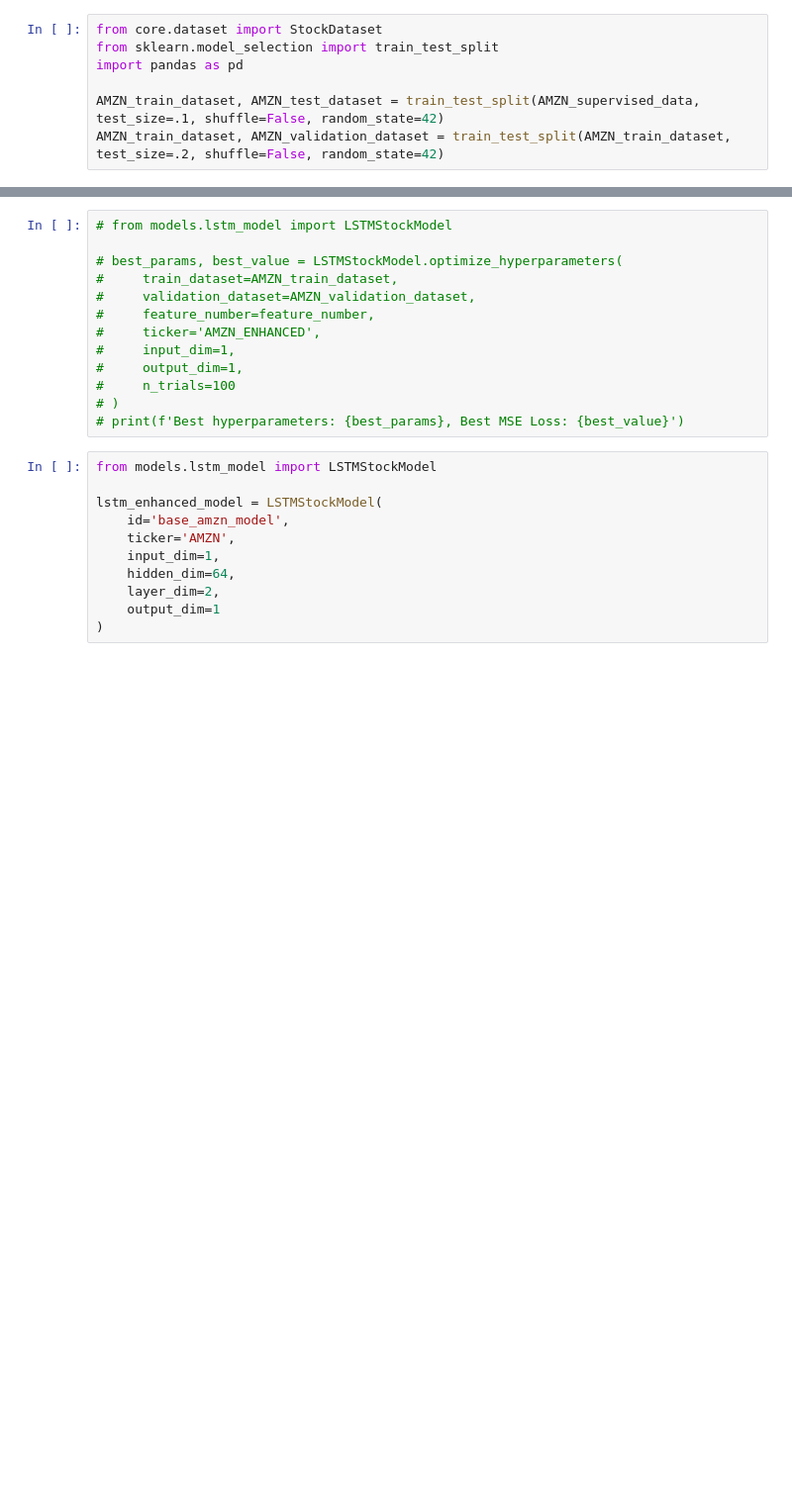
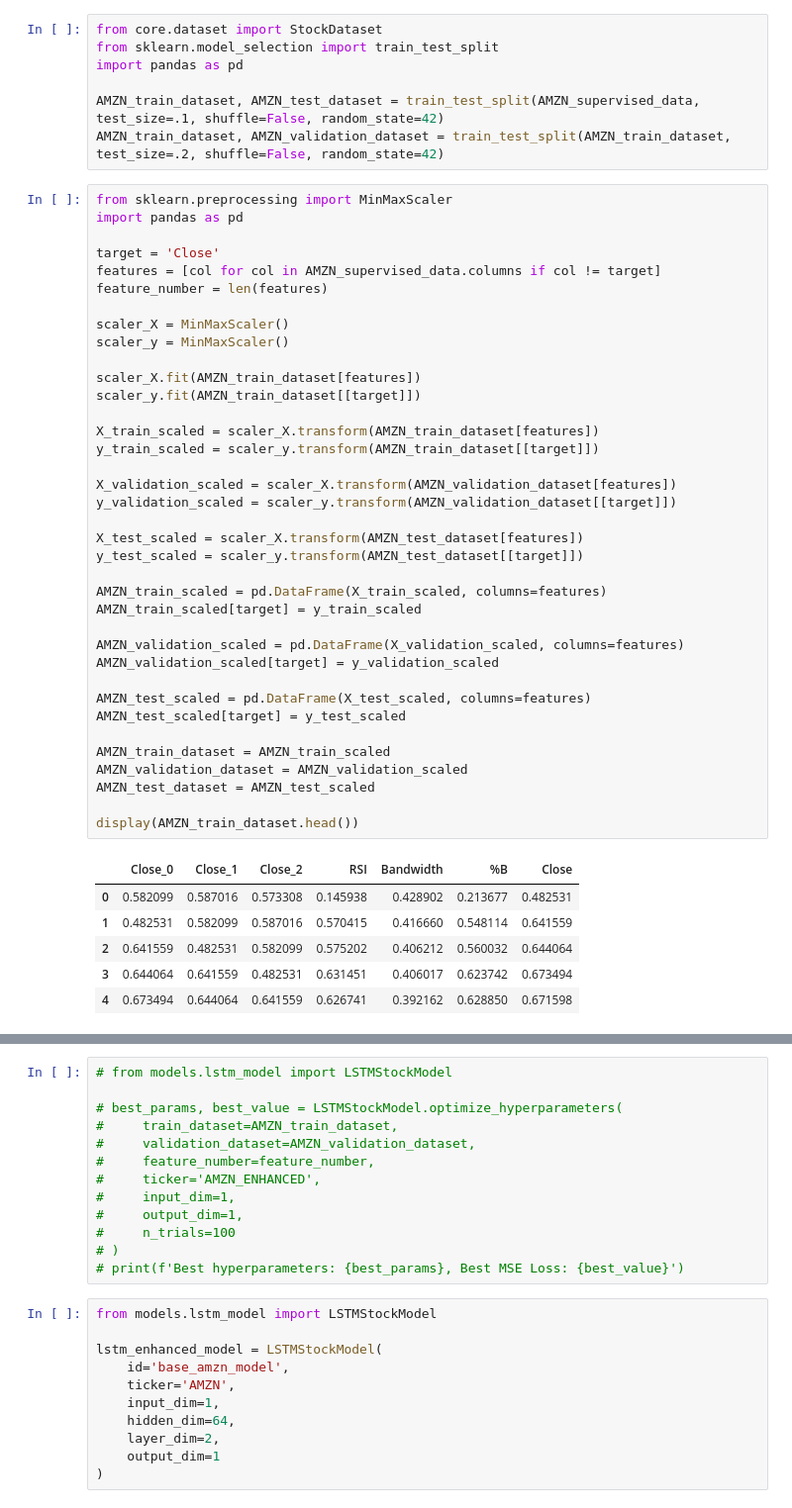
Before and after one commit to EmD4blju/kalman_stock_prediction, a Jupyter notebook: src/app/enhanced_model.ipynb, the cells around one changed output, grey strips where cells are left out. Shown: that part at 99% size. Drawn from its saved outputs; the diff is of its cells as text; blank space fills up the shorter version.

```diff
--- a/src/app/enhanced_model.ipynb
+++ b/src/app/enhanced_model.ipynb
@@ -112,6 +75,50 @@ import pandas as pd
 
 AMZN_train_dataset, AMZN_test_dataset = train_test_split(AMZN_supervised_data, test_size=.1, shuffle=False, random_state=42)
 AMZN_train_dataset, AMZN_validation_dataset = train_test_split(AMZN_train_dataset, test_size=.2, shuffle=False, random_state=42)
+# %%
+from sklearn.preprocessing import MinMaxScaler
+import pandas as pd
+
+target = 'Close'
+features = [col for col in AMZN_supervised_data.columns if col != target]
+feature_number = len(features)
+
+scaler_X = MinMaxScaler()
+scaler_y = MinMaxScaler()
+
+scaler_X.fit(AMZN_train_dataset[features])
+scaler_y.fit(AMZN_train_dataset[[target]])
+
+X_train_scaled = scaler_X.transform(AMZN_train_dataset[features])
+y_train_scaled = scaler_y.transform(AMZN_train_dataset[[target]])
+
+X_validation_scaled = scaler_X.transform(AMZN_validation_dataset[features])
+y_validation_scaled = scaler_y.transform(AMZN_validation_dataset[[target]])
+
+X_test_scaled = scaler_X.transform(AMZN_test_dataset[features])
+y_test_scaled = scaler_y.transform(AMZN_test_dataset[[target]])
+
+AMZN_train_scaled = pd.DataFrame(X_train_scaled, columns=features)
+AMZN_train_scaled[target] = y_train_scaled
+
+AMZN_validation_scaled = pd.DataFrame(X_validation_scaled, columns=features)
+AMZN_validation_scaled[target] = y_validation_scaled
+
+AMZN_test_scaled = pd.DataFrame(X_test_scaled, columns=features)
+AMZN_test_scaled[target] = y_test_scaled
+
+AMZN_train_dataset = AMZN_train_scaled
+AMZN_validation_dataset = AMZN_validation_scaled
+AMZN_test_dataset = AMZN_test_scaled
+
+display(AMZN_train_dataset.head())
+# %% [output]
+|  | Close_0 | Close_1 | Close_2 | RSI | Bandwidth | %B | Close |
+| 0 | 0.582099 | 0.587016 | 0.573308 | 0.145938 | 0.428902 | 0.213677 | 0.482531 |
+| 1 | 0.482531 | 0.582099 | 0.587016 | 0.570415 | 0.416660 | 0.548114 | 0.641559 |
+| 2 | 0.641559 | 0.482531 | 0.582099 | 0.575202 | 0.406212 | 0.560032 | 0.644064 |
+| 3 | 0.644064 | 0.641559 | 0.482531 | 0.631451 | 0.406017 | 0.623742 | 0.673494 |
+| 4 | 0.673494 | 0.644064 | 0.641559 | 0.626741 | 0.392162 | 0.628850 | 0.671598 |
 # %%
 AMZN_train_dataset = StockDataset(AMZN_train_dataset, ticker='AMZN_ENHANCED')
 AMZN_validation_dataset = StockDataset(AMZN_validation_dataset, ticker='AMZN_ENHANCED')
```
Also changed, not shown: parts of 10 cells of this notebook.
